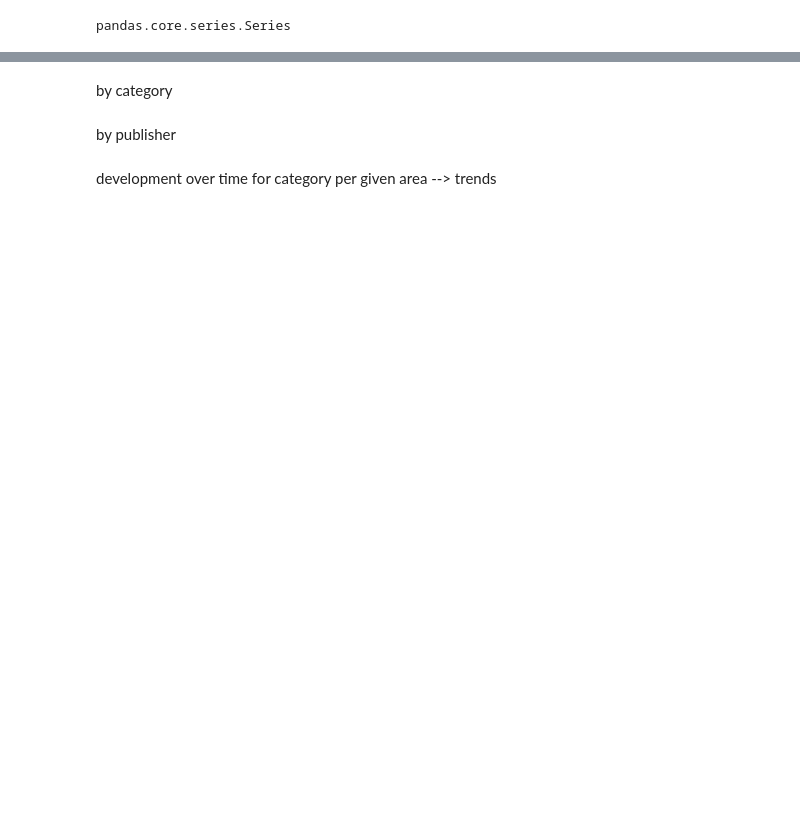
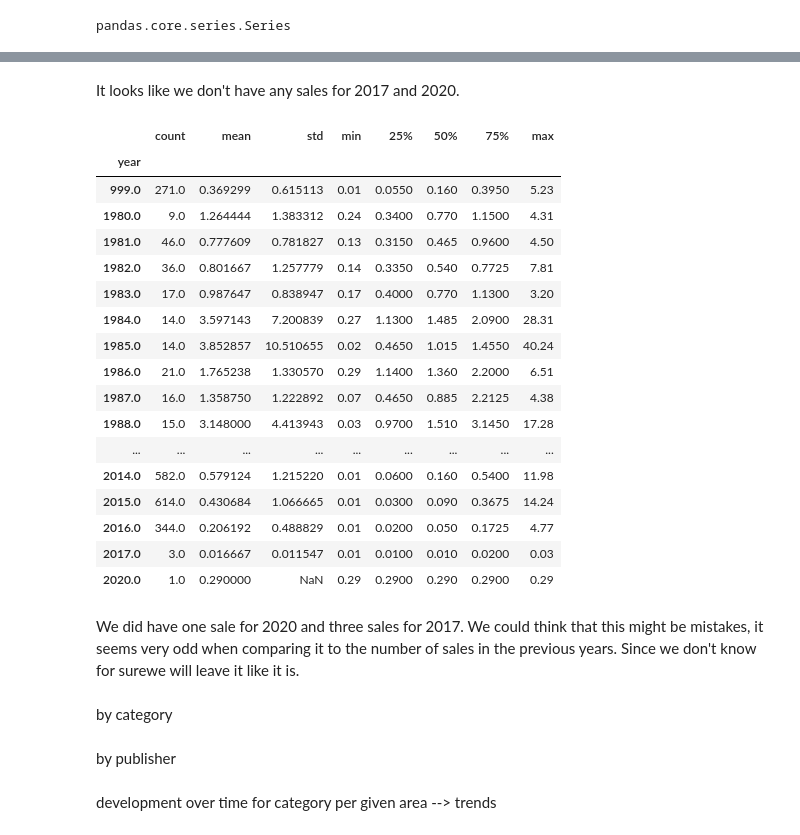
Before and after one commit to wihe96/data_portfolio, a Jupyter notebook: video_games_sales_analysis.ipynb, the cells around one changed output, grey strips where cells are left out. Saved outputs shown, nothing was run; the diff lists cells and outputs as text; code cells hidden in the pictures; blank space fills up the shorter version.

```diff
--- a/video_games_sales_analysis.ipynb
+++ b/video_games_sales_analysis.ipynb
@@ -201,3 +249,29 @@ sns.barplot(g_published_y.index, g_published_y.values)
+# %% [markdown]
+It looks like we don't have any sales for 2017 and 2020.
+# %%
+num_v.groupby('year').global_sales.describe()
+# %% [output]
+|  | count | mean | std | min | 25% | 50% | 75% | max |
+| year |  |  |  |  |  |  |  |  |
+| 999.0 | 271.0 | 0.369299 | 0.615113 | 0.01 | 0.0550 | 0.160 | 0.3950 | 5.23 |
+| 1980.0 | 9.0 | 1.264444 | 1.383312 | 0.24 | 0.3400 | 0.770 | 1.1500 | 4.31 |
+| 1981.0 | 46.0 | 0.777609 | 0.781827 | 0.13 | 0.3150 | 0.465 | 0.9600 | 4.50 |
+| 1982.0 | 36.0 | 0.801667 | 1.257779 | 0.14 | 0.3350 | 0.540 | 0.7725 | 7.81 |
+| 1983.0 | 17.0 | 0.987647 | 0.838947 | 0.17 | 0.4000 | 0.770 | 1.1300 | 3.20 |
+| 1984.0 | 14.0 | 3.597143 | 7.200839 | 0.27 | 1.1300 | 1.485 | 2.0900 | 28.31 |
+| 1985.0 | 14.0 | 3.852857 | 10.510655 | 0.02 | 0.4650 | 1.015 | 1.4550 | 40.24 |
+| 1986.0 | 21.0 | 1.765238 | 1.330570 | 0.29 | 1.1400 | 1.360 | 2.2000 | 6.51 |
+| 1987.0 | 16.0 | 1.358750 | 1.222892 | 0.07 | 0.4650 | 0.885 | 2.2125 | 4.38 |
+| 1988.0 | 15.0 | 3.148000 | 4.413943 | 0.03 | 0.9700 | 1.510 | 3.1450 | 17.28 |
+| ... | ... | ... | ... | ... | ... | ... | ... | ... |
+| 2014.0 | 582.0 | 0.579124 | 1.215220 | 0.01 | 0.0600 | 0.160 | 0.5400 | 11.98 |
+| 2015.0 | 614.0 | 0.430684 | 1.066665 | 0.01 | 0.0300 | 0.090 | 0.3675 | 14.24 |
+| 2016.0 | 344.0 | 0.206192 | 0.488829 | 0.01 | 0.0200 | 0.050 | 0.1725 | 4.77 |
+| 2017.0 | 3.0 | 0.016667 | 0.011547 | 0.01 | 0.0100 | 0.010 | 0.0200 | 0.03 |
+| 2020.0 | 1.0 | 0.290000 | NaN | 0.29 | 0.2900 | 0.290 | 0.2900 | 0.29 |
+# %% [markdown]
+We did have one sale for 2020 and three sales for 2017. We could think that this might be mistakes, it seems very odd when comparing it to the number of sales in the previous years.
+Since we don't know for surewe will leave it like it is.
 # %% [markdown]
 by category
 # %% [markdown]
```
Also changed, not shown: parts of 9 cells of this notebook.
